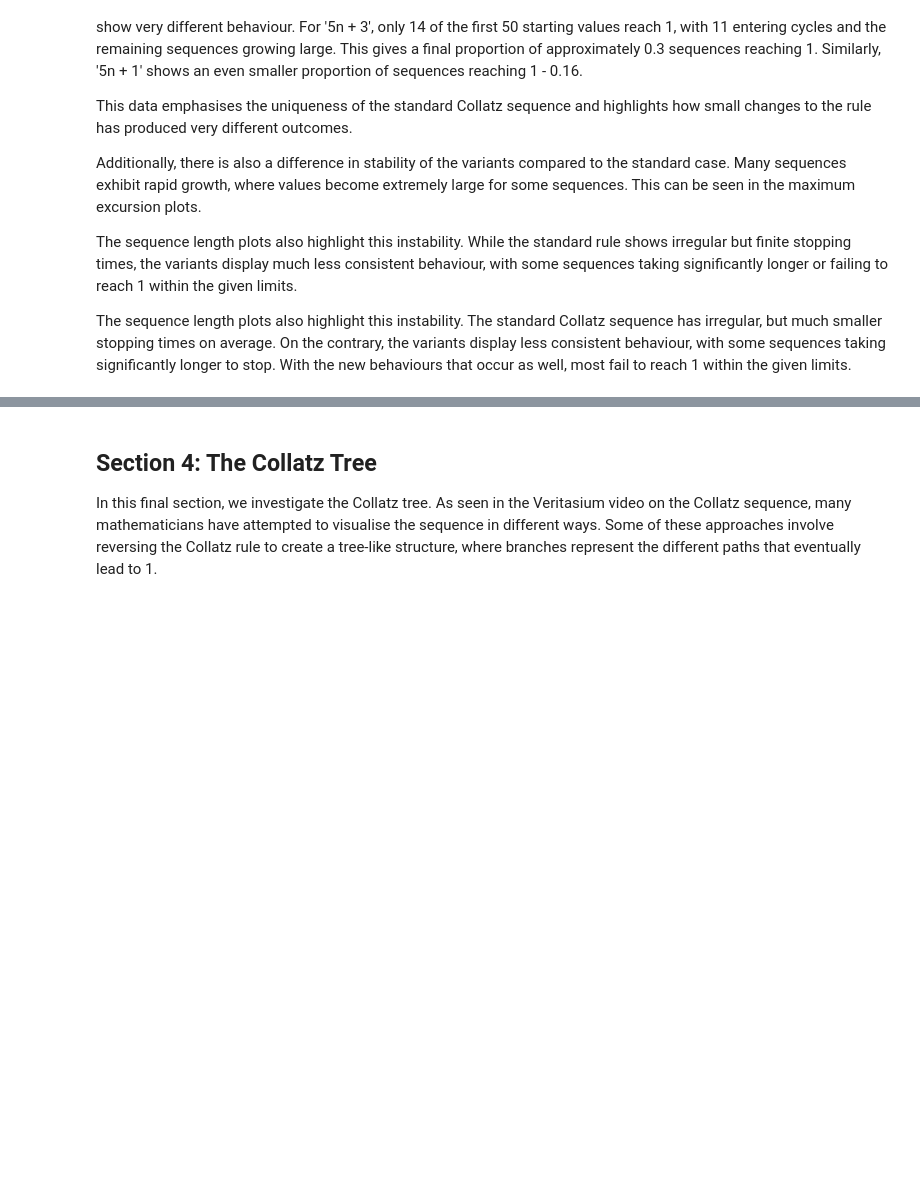
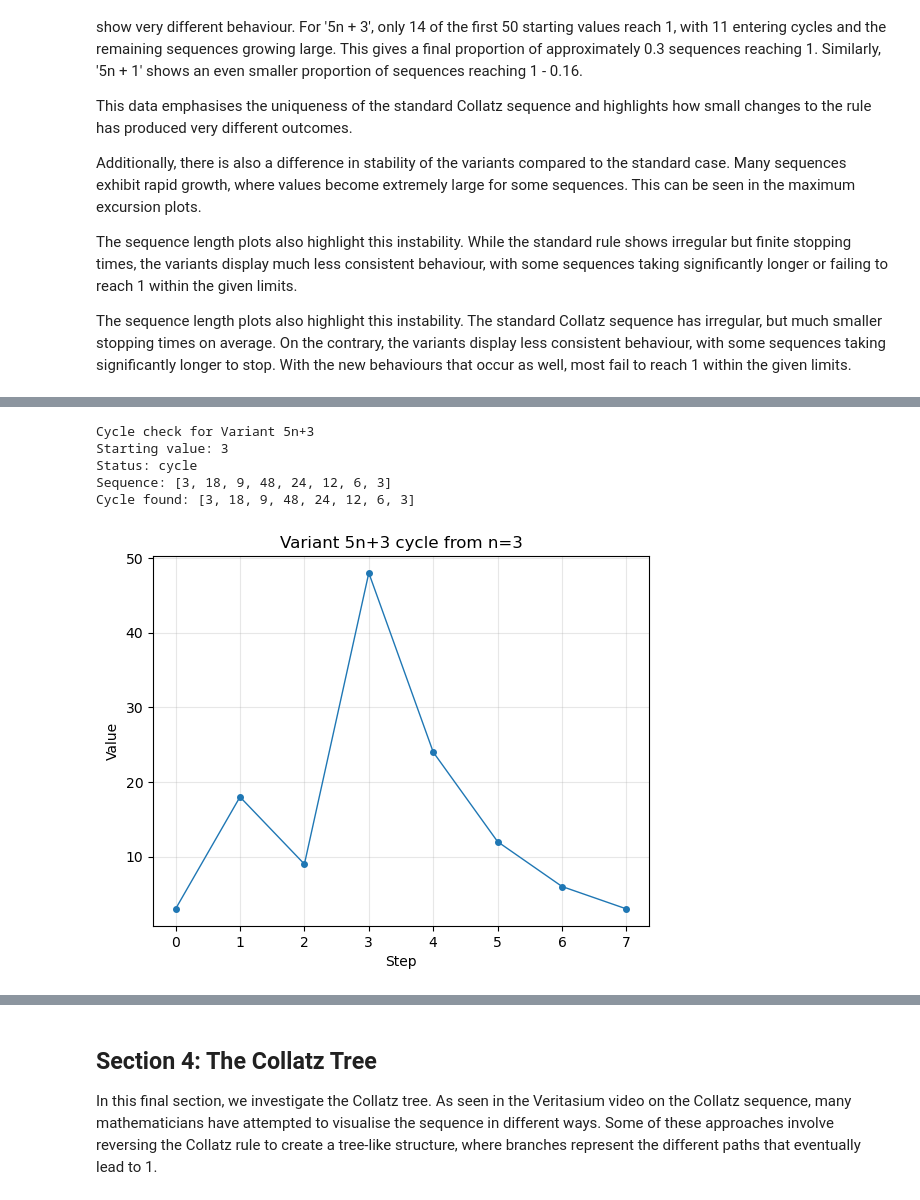
Before and after one commit to georgeramble/MATH2002-Collatz-Investigation, a Jupyter notebook: collatz_investigation.ipynb, the cells around one changed output, grey strips where cells are left out. Drawn from its saved outputs; the diff is of its cells as text; code cells hidden in the pictures; blank space fills up the shorter version.

Commit message:
Update variants cycle detection and report figures

```diff
--- a/collatz_investigation.ipynb
+++ b/collatz_investigation.ipynb
@@ -562,0 +577,11 @@ There are many further directions that could be explored using the fucntions dev
+# %%
+import section3_variants as s3
+
+s3.plot_sequence_if_cycle("Variant 5n+3","5n3", 3, 5, 3, max_steps=max_steps, cap=cap)
+# %% [output]
+Cycle check for Variant 5n+3
+Starting value: 3
+Status: cycle
+Sequence: [3, 18, 9, 48, 24, 12, 6, 3]
+Cycle found: [3, 18, 9, 48, 24, 12, 6, 3]
+[figure, added]
```
Also changed, not shown: parts of 10 cells of this notebook, 8 other files.
